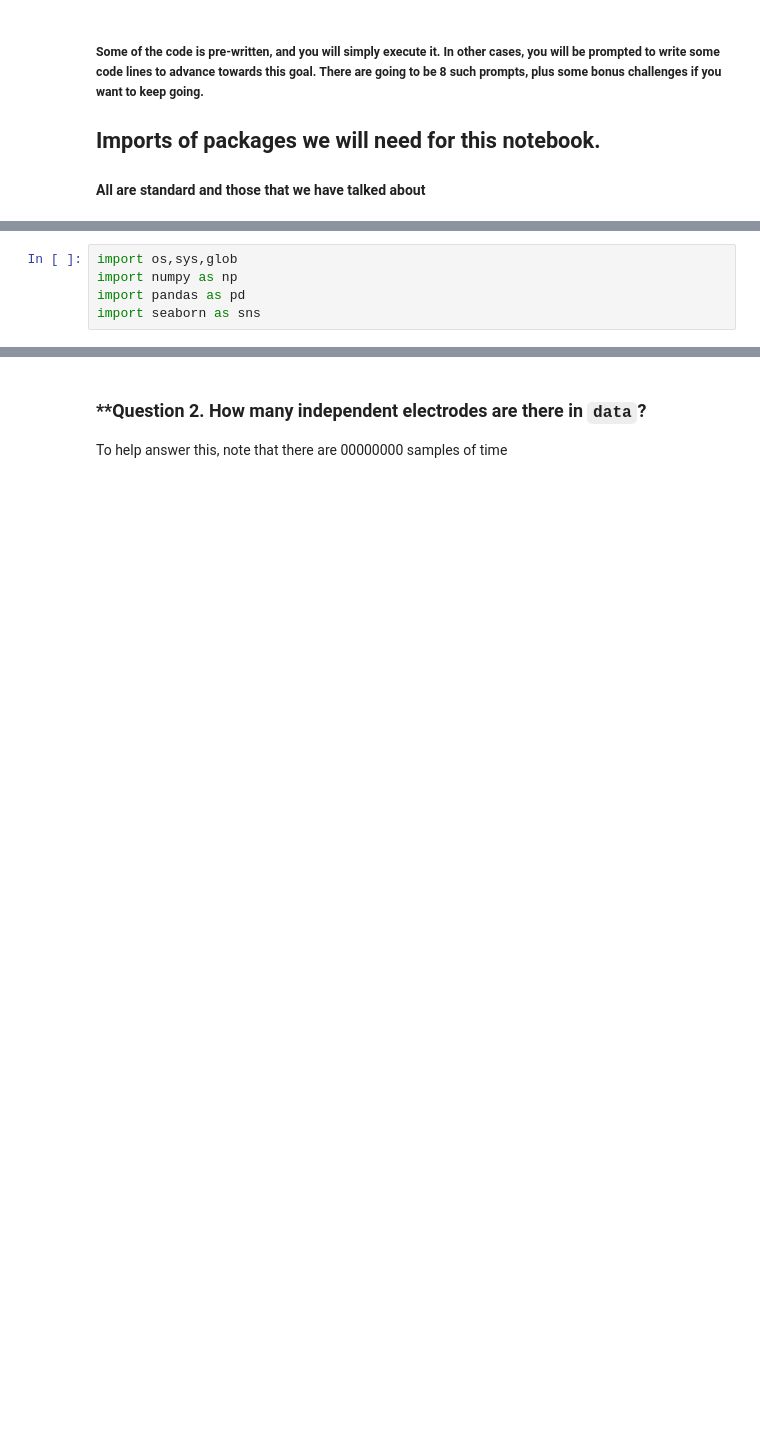
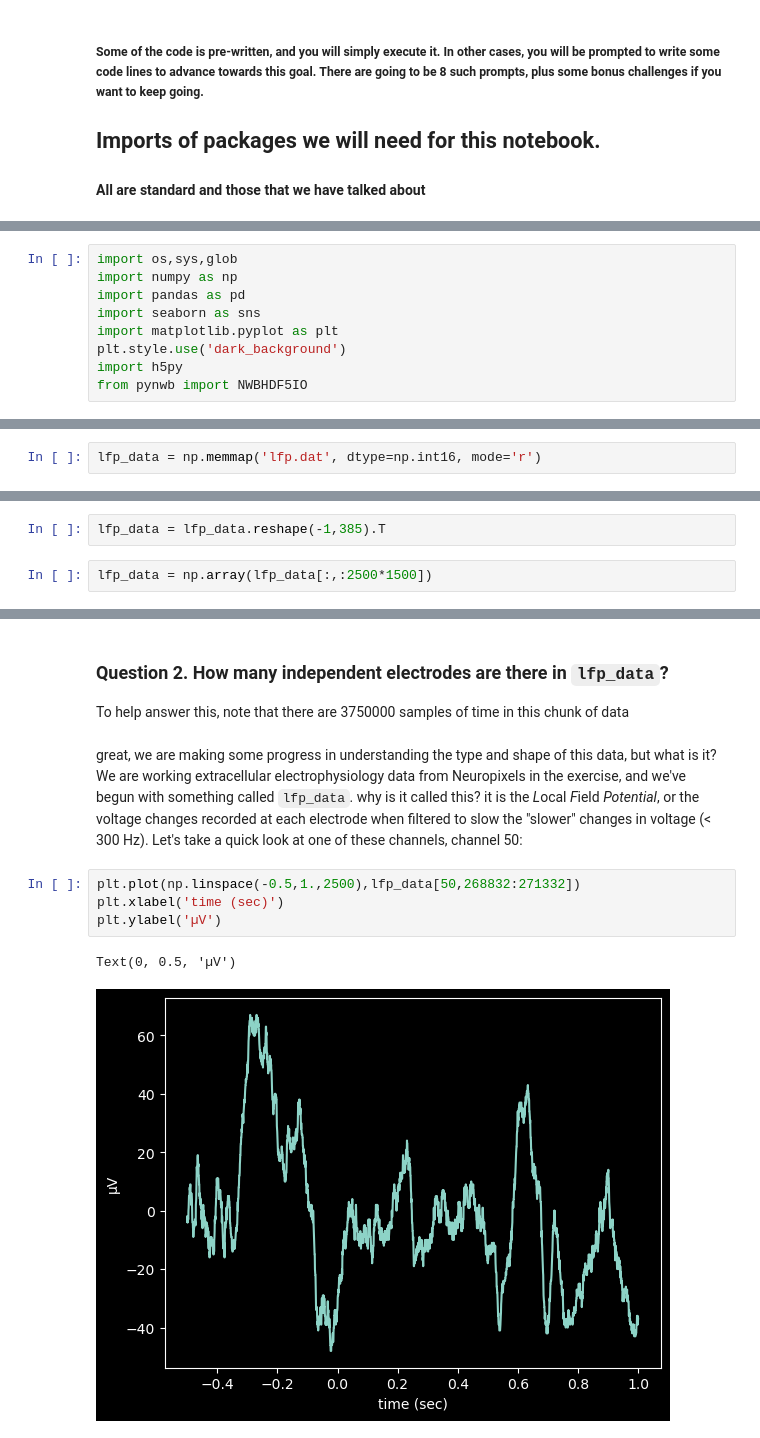
Before and after one commit to danieljdenman/NSPbootcamp, a Jupyter notebook: Day2_JupyterNotebooks/ExtracellularEphys.ipynb, the cells around one changed output, grey strips where cells are left out. Saved outputs shown, nothing was run; the diff lists cells and outputs as text; blank space fills up the shorter version.

```diff
--- a/Day2_JupyterNotebooks/ExtracellularEphys.ipynb
+++ b/Day2_JupyterNotebooks/ExtracellularEphys.ipynb
@@ -16,6 +44,10 @@ import os,sys,glob
 import numpy as np
 import pandas as pd
 import seaborn as sns
+import matplotlib.pyplot as plt
+plt.style.use('dark_background')
+import h5py
+from pynwb import NWBHDF5IO
 # %% [markdown]
 ### Now we will get the Neuropixels data from a Denman Lab server.
 The details of this are not critical, and can be ignored for now in order to get the rest of this notebook.
@@ -25 +68,3 @@ data =
+# %%
+lfp_data = np.memmap('lfp.dat', dtype=np.int16, mode='r')
 # %% [markdown]
@@ -27,0 +81,4 @@ hint: use a function that returns the data type of the input it receives
+# %%
+lfp_data = lfp_data.reshape(-1,385).T
+# %%
+lfp_data = np.array(lfp_data[:,:2500*1500])
@@ -28,3 +87,12 @@ hint: use a function that returns the data type of the input it receives
 # %% [markdown]
-### **Question 2. How many independent electrodes are there in `data`?
-To help answer this, note that there are 00000000 samples of time
+### **Question 2. How many independent electrodes are there in `lfp_data`?**
+To help answer this, note that there are 3750000 samples of time in this chunk of data
+# %% [markdown]
+great, we are making some progress in understanding the type and shape of this data, but what is it? We are working extracellular electrophysiology data from Neuropixels in the exercise, and we've begun with something called `lfp_data`. why is it called this? it is the *L*ocal *F*ield *Potential*, or the voltage changes recorded at each electrode when filtered to slow the "slower" changes in voltage (< 300 Hz). Let's take a quick look at one of these channels, channel 50:
+# %%
+plt.plot(np.linspace(-0.5,1.,2500),lfp_data[50,268832:271332])
+plt.xlabel('time (sec)')
+plt.ylabel('µV')
+# %% [output]
+Text(0, 0.5, 'µV')
+[figure, added]
```
Also changed, not shown: parts of 34 cells of this notebook, 1 other file.
